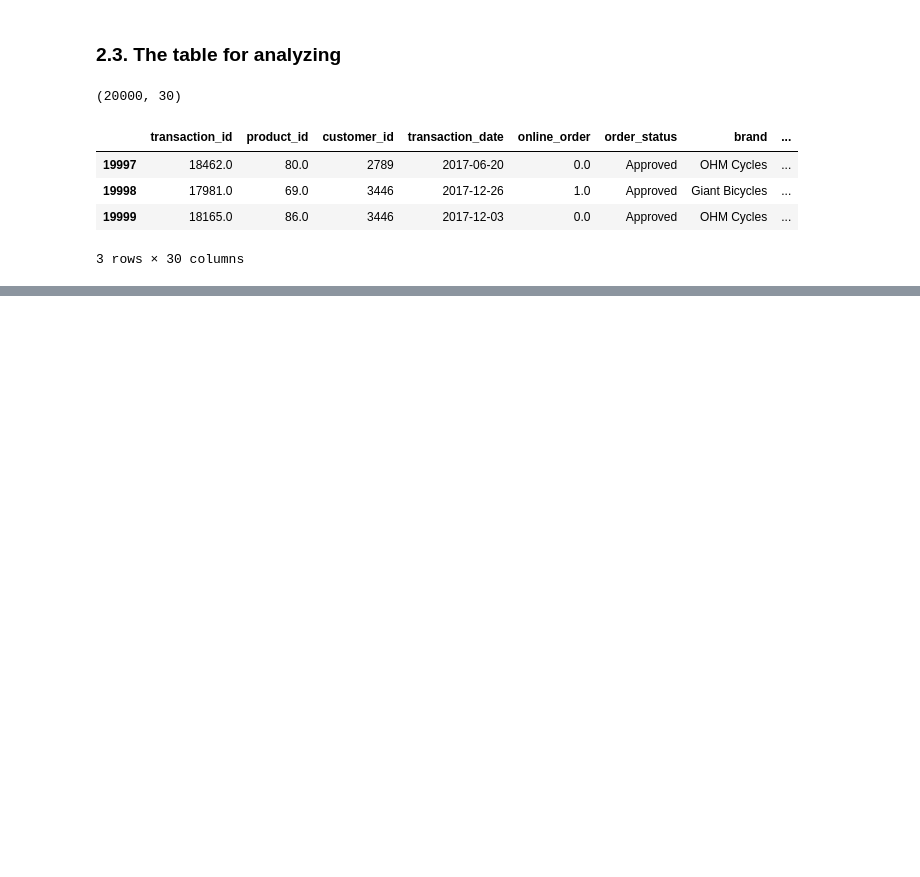
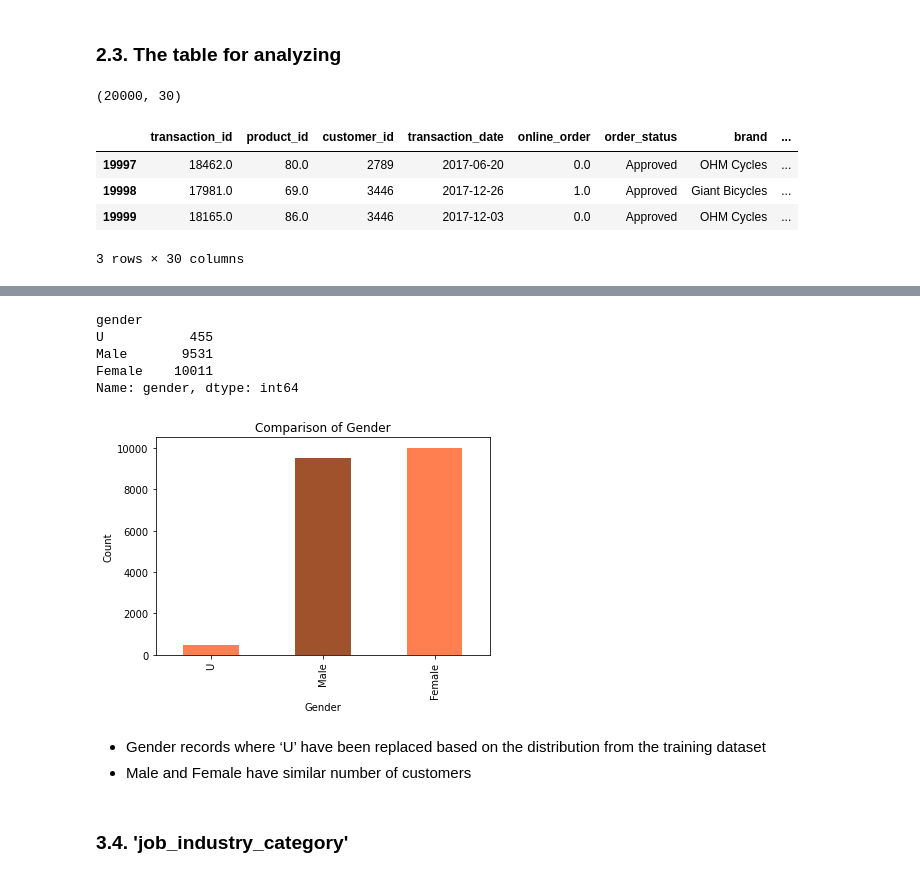
Before and after one commit to vynguyen293/KPMG-Data-Analytics, a Jupyter notebook: KPMG-Data-Analytics-about-Sprocket-Central-Pty-Ltd..ipynb, the cells around one changed output, grey strips where cells are left out. Saved outputs shown, nothing was run; the diff lists cells and outputs as text; code cells hidden in the pictures; blank space fills up the shorter version.

```diff
--- a/KPMG-Data-Analytics-about-Sprocket-Central-Pty-Ltd..ipynb
+++ b/KPMG-Data-Analytics-about-Sprocket-Central-Pty-Ltd..ipynb
@@ -347,0 +484,21 @@ The Table has 20000 rows and 30 columns.
+# %%
+df_all_gen = df_all.groupby(['gender']).gender.count().sort_values()
+df_all_gen
+# %% [output]
+gender
+U           455
+Male       9531
+Female    10011
+Name: gender, dtype: int64
+# %%
+plt.figure(figsize=(6,4))
+df_all_gen.plot.bar(color=['coral', 'sienna'], title='Comparison of Gender')
+plt.xlabel('Gender')
+plt.ylabel('Count');
+# %% [output]
+[figure, added]
+# %% [markdown]
+- Gender records where ‘U’ have been replaced based on the distribution from the training dataset
+- Male and Female have similar number of customers
+# %% [markdown]
+### 3.4. 'job_industry_category'
```
Also changed, not shown: parts of 40 cells of this notebook.
